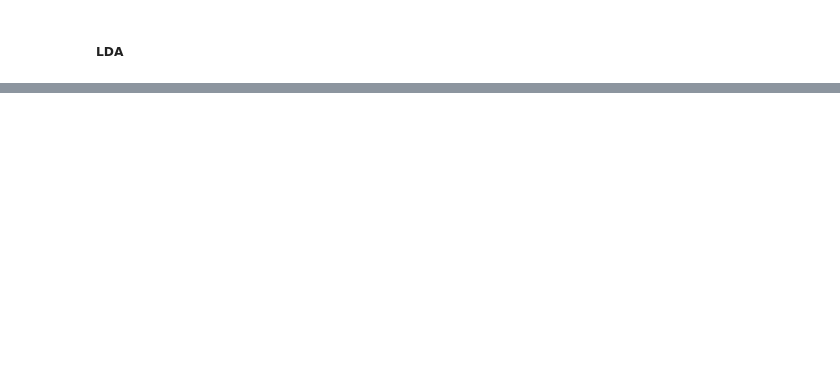
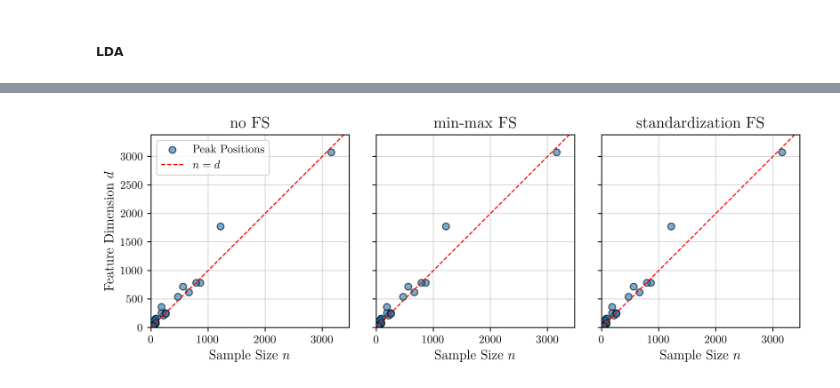
Before and after one commit to learning-curve-research/LCDB-1.1, a Jupyter notebook: analysis/shape - peaking.ipynb, the cells around one changed output, grey strips where cells are left out. Cells and saved outputs as stored; diff of their text form; code cells hidden in the pictures; blank space fills up the shorter version.

```diff
--- a/analysis/shape - peaking.ipynb
+++ b/analysis/shape - peaking.ipynb
@@ -201,0 +171,43 @@ plt.show()
+# %%
+LEARNER = 12
+
+fig, axes = plt.subplots(1, 3, figsize=(9, 3), sharey=True, dpi=400)
+titles = ["no FS", "min-max FS", "standardization FS"]
+
+for idx, (matrix, dataset, ax, title) in enumerate(zip(
+    [conv_i_matrix_nofs, conv_i_matrix_minmaxfs, conv_i_matrix_standardfs],
+    [dataset_nofs, dataset_minmaxfs, dataset_standardfs], axes, titles)):
+
+    n_values = []
+    d_values = []
+
+    for data_idx in range(conv_i_matrix_nofs.shape[1]):
+        if np.isnan(matrix[LEARNER, data_idx]):
+            continue
+
+        peak_position = matrix[LEARNER, data_idx]
+        ideal_peak = feature_num_CC18_remove_redundancy[data_idx]
+        n_values.append(peak_position)
+        d_values.append(ideal_peak)
+
+    ax.scatter(n_values, d_values, alpha=0.6, edgecolors='k', label='Peak Positions')
+
+    max_value = max(max(d_values), max(n_values)) * 1.1
+    d_range = np.linspace(0, max_value, 100)
+    ax.plot(d_range, d_range, 'r--', linewidth=1, label='$n = d$')
+
+    ax.set_xlabel('Sample Size $n$', fontsize=12)
+    ax.set_ylabel('Feature Dimension $d$' if idx == 0 else "", fontsize=12)
+    ax.set_xlim(0, max(n_values) * 1.1)
+    ax.set_ylim(0, max(d_values) * 1.1)
+    ax.set_title(title, fontsize=14)
+    ax.set_axisbelow(True)
+    ax.set_aspect('equal', adjustable='box')
+    ax.grid(True, alpha=0.5)
+
+axes[0].legend()
+
+plt.tight_layout()
+plt.show()
+# %% [output]
+[figure, added]
```
Also changed, not shown: parts of 5 cells of this notebook, 8 other files.
